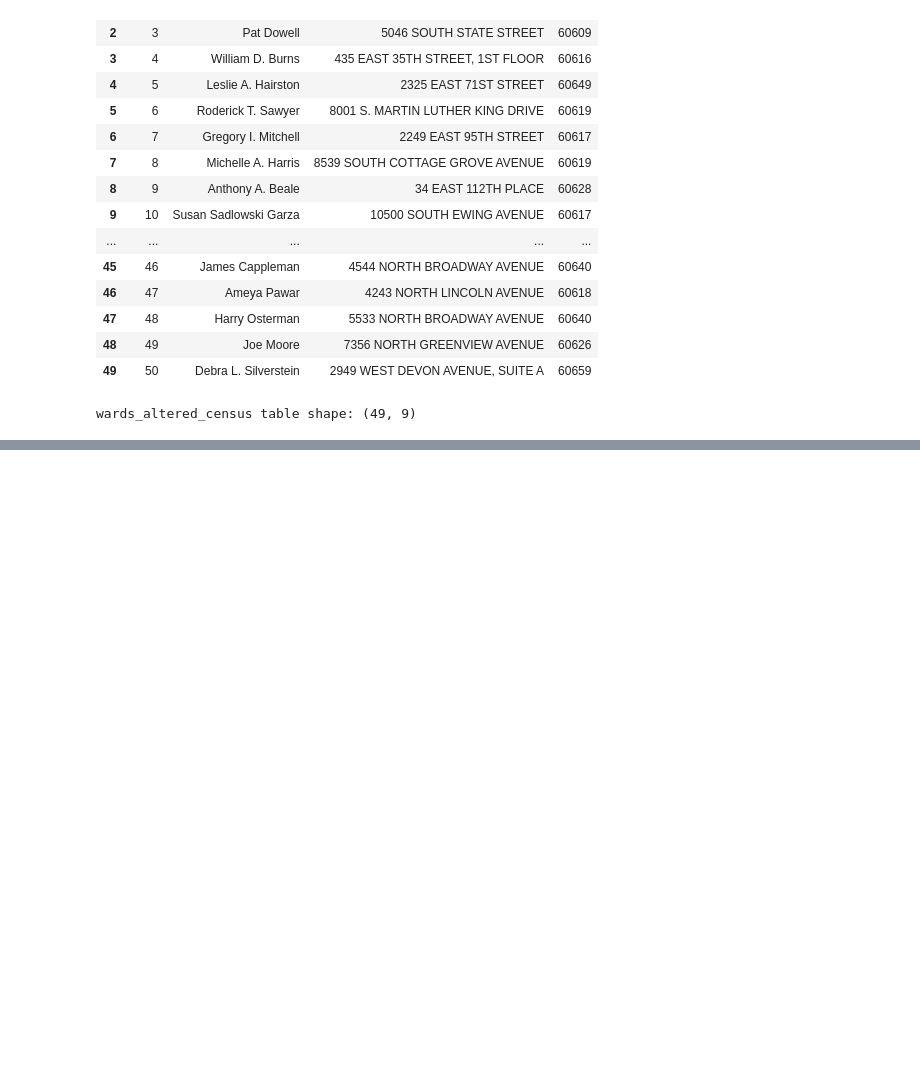
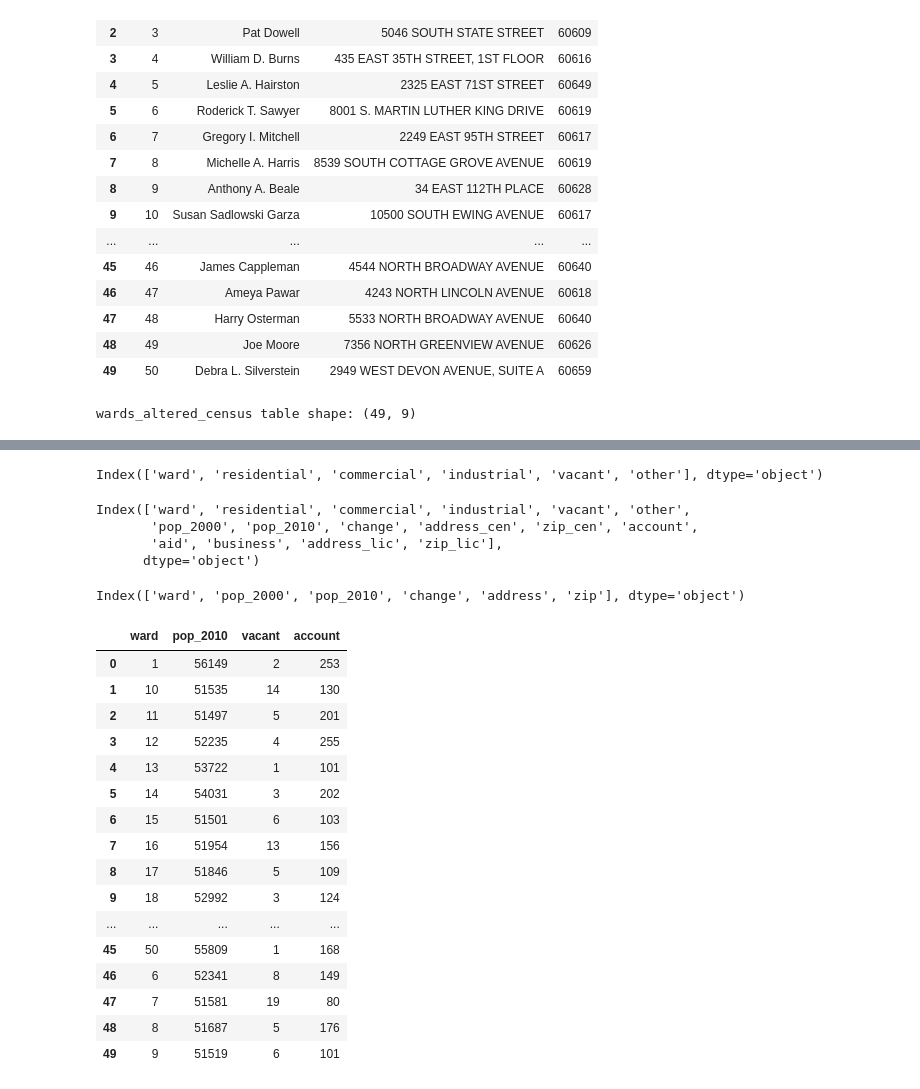
Before and after one commit to andresalerno/datacamp_pandas, a Jupyter notebook: chapter_1.ipynb, the cells around one changed output, grey strips where cells are left out. Cells and saved outputs as stored; diff of their text form; code cells hidden in the pictures; blank space fills up the shorter version.

```diff
--- a/chapter_1.ipynb
+++ b/chapter_1.ipynb
@@ -135,0 +141,3 @@ wards_altered_census.head(2)
+# %%
+licenses = pd.read_pickle('../pandas/datasets/licenses.p')
+licenses.columns
@@ -135,0 +194,40 @@ wards_altered_census.head(2)
+# %%
+land_use = pd.read_pickle('../pandas/datasets/land_use.p')
+land_use.columns
+# %% [output]
+Index(['ward', 'residential', 'commercial', 'industrial', 'vacant', 'other'], dtype='object')
+# %%
+land_cen_lic = land_use.merge(census, on='ward')\
+    .merge(licenses, on='ward', suffixes=('_cen', '_lic'))
+land_cen_lic.columns
+# %% [output]
+Index(['ward', 'residential', 'commercial', 'industrial', 'vacant', 'other',
+       'pop_2000', 'pop_2010', 'change', 'address_cen', 'zip_cen', 'account',
+       'aid', 'business', 'address_lic', 'zip_lic'],
+      dtype='object')
+# %%
+census.columns
+# %% [output]
+Index(['ward', 'pop_2000', 'pop_2010', 'change', 'address', 'zip'], dtype='object')
+# %%
+pop_vac_lic = land_cen_lic.groupby(['ward', 'pop_2010', 'vacant'], as_index=False).agg({'account': 'count'})
+# %%
+pop_vac_lic
+# %% [output]
+|  | ward | pop_2010 | vacant | account |
+| 0 | 1 | 56149 | 2 | 253 |
+| 1 | 10 | 51535 | 14 | 130 |
+| 2 | 11 | 51497 | 5 | 201 |
+| 3 | 12 | 52235 | 4 | 255 |
+| 4 | 13 | 53722 | 1 | 101 |
+| 5 | 14 | 54031 | 3 | 202 |
+| 6 | 15 | 51501 | 6 | 103 |
+| 7 | 16 | 51954 | 13 | 156 |
+| 8 | 17 | 51846 | 5 | 109 |
+| 9 | 18 | 52992 | 3 | 124 |
+| ... | ... | ... | ... | ... |
+| 45 | 50 | 55809 | 1 | 168 |
+| 46 | 6 | 52341 | 8 | 149 |
+| 47 | 7 | 51581 | 19 | 80 |
+| 48 | 8 | 51687 | 5 | 176 |
+| 49 | 9 | 51519 | 6 | 101 |
```
Also changed, not shown: parts of 10 cells of this notebook.
